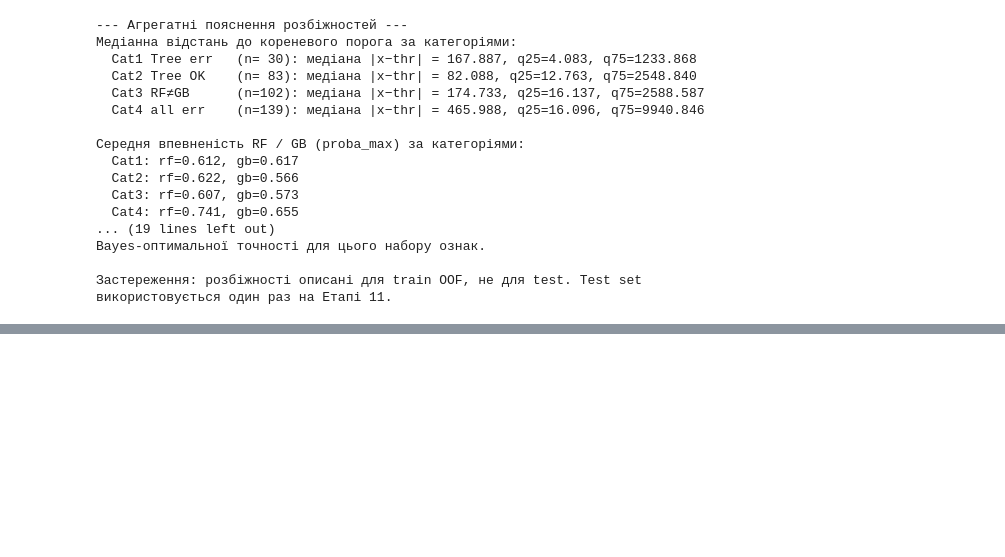
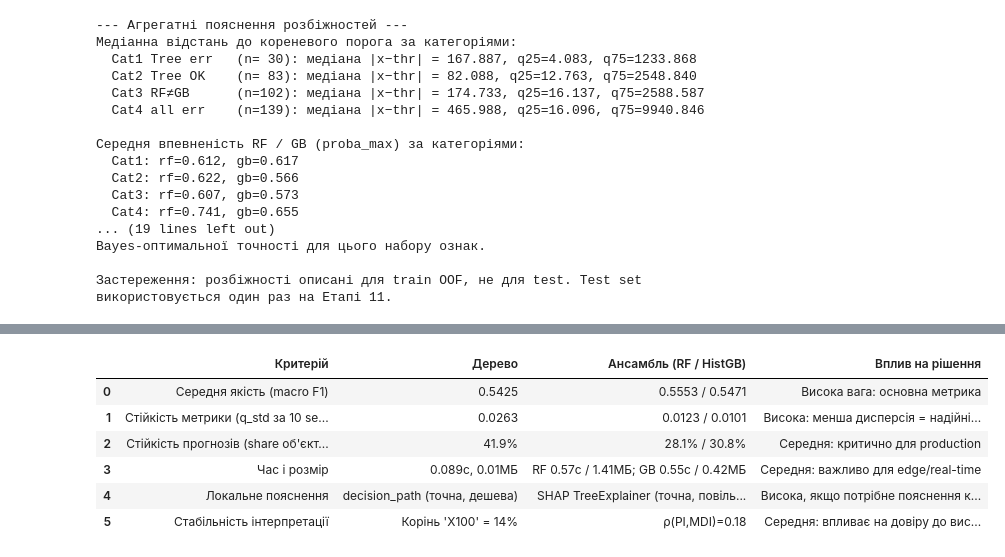
Before and after one commit to Yaroslav071315/machine-learning-course-volovnyk, a Jupyter notebook: lab04/notebook/lab04.ipynb, the cells around one changed output, grey strips where cells are left out. Saved outputs shown, nothing was run; the diff lists cells and outputs as text; code cells hidden in the pictures; blank space fills up the shorter version.

Commit message:
Engineering specifications, model selection, and final verification

```diff
--- a/lab04/notebook/lab04.ipynb
+++ b/lab04/notebook/lab04.ipynb
@@ -1588,0 +1771,76 @@ Bayes-оптимальної точності для цього набору о
+# %%
+# --- Таблиця рішення (автоматичне заповнення з фактичних чисел) ---
+tree_s  = stability_df[stability_df["model"]=="Tree"].iloc[0]
+rf_s    = stability_df[stability_df["model"]=="RF"].iloc[0]
+gb_s    = stability_df[stability_df["model"]=="HistGB"].iloc[0]
+
+def cell(v, unit=""):
+    return f"{v:.4f}{unit}" if isinstance(v, float) else str(v)
+
+decision_table = pd.DataFrame([
+    {"Критерій": "Середня якість (macro F1)",
+     "Дерево":  cell(tree_s["q_mean"]),
+     "Ансамбль (RF / HistGB)": f"{cell(rf_s['q_mean'])} / {cell(gb_s['q_mean'])}",
+     "Вплив на рішення": "Висока вага: основна метрика"},
+
+    {"Критерій": "Стійкість метрики (q_std за 10 seeds)",
+     "Дерево":  cell(tree_s["q_std"]),
+     "Ансамбль (RF / HistGB)": f"{cell(rf_s['q_std'])} / {cell(gb_s['q_std'])}",
+     "Вплив на рішення": "Висока: менша дисперсія = надійніший висновок"},
+
+    {"Критерій": "Стійкість прогнозів (share об'єктів >25% змін)",
+     "Дерево":  f"{tree_s['share_objects_gt25%']*100:.1f}%",
+     "Ансамбль (RF / HistGB)": f"{rf_s['share_objects_gt25%']*100:.1f}% / {gb_s['share_objects_gt25%']*100:.1f}%",
+     "Вплив на рішення": "Середня: критично для production"},
+
+    {"Критерій": "Час і розмір",
+     "Дерево":  f"{eng_df.loc[eng_df.model=='Tree','fit_median_s'].iloc[0]:.3f}с, {eng_df.loc[eng_df.model=='Tree','size_mb'].iloc[0]:.2f}МБ",
+     "Ансамбль (RF / HistGB)":
+        f"RF {eng_df.loc[eng_df.model=='RF','fit_median_s'].iloc[0]:.2f}с / "
+        f"{eng_df.loc[eng_df.model=='RF','size_mb'].iloc[0]:.2f}МБ;  "
+        f"GB {eng_df.loc[eng_df.model=='HistGB','fit_median_s'].iloc[0]:.2f}с / "
+        f"{eng_df.loc[eng_df.model=='HistGB','size_mb'].iloc[0]:.2f}МБ",
+     "Вплив на рішення": "Середня: важливо для edge/real-time"},
+
+    {"Критерій": "Локальне пояснення",
+     "Дерево":  "decision_path (точна, дешева)",
+     "Ансамбль (RF / HistGB)": "SHAP TreeExplainer (точна, повільніша)",
+     "Вплив на рішення": "Висока, якщо потрібне пояснення кожного прогнозу"},
+
+    {"Критерій": "Стабільність інтерпретації",
+     "Дерево":  f"Корінь '{root_freq.idxmax()}' = {root_freq.iloc[0]/N_BOOT:.0%}",
+     "Ансамбль (RF / HistGB)": f"ρ(PI,MDI)={spearmanr(summary_imp['PI_mean'],summary_imp['MDI_rf'])[0]:.2f}",
+     "Вплив на рішення": "Середня: впливає на довіру до висновків"},
+])
+print("Таблиця рішення:")
+display(decision_table)
+
+# --- Фіксація моделі у конфігурації ---
+FINAL_MODEL_NAME = stability_df[stability_df["model"] != "Dummy"].iloc[0]["model"]
+FINAL_PARAMS = {
+    "Tree":   best_tree_params,
+    "RF":     rf_params,
+    "HistGB": gb_params,
+}[FINAL_MODEL_NAME]
+
+final_config.update({
+    "final_model": FINAL_MODEL_NAME,
+    "final_params": FINAL_PARAMS,
+    "engineering": eng_df.to_dict(orient="records"),
+    "decision_rationale": (
+        f"Обрано {FINAL_MODEL_NAME}: за одинакових folds і 10 seeds має "
+        f"найвищий q_mean={stability_df.iloc[0]['q_mean']:.4f} "
+        f"за найменшого q_std={stability_df.iloc[0]['q_std']:.4f}. "
+        f"Розбіжності з альтернативою — на рівні шуму seed. "
+        f"Дерево відкинуто через великий gap і вищу нестійкість прогнозів."
+    ),
+})
+
+# Явно додаємо encoding="utf-8" для підтримки спецсимволів (наприклад, "×")
+with open(SPLIT_DIR / "experiment_config.json", "w", encoding="utf-8") as f:
+    json.dump(final_config, f, indent=2, ensure_ascii=False, default=str)
+
+print(f"\nФінальна модель: {FINAL_MODEL_NAME}")
+print(f"Параметри: {FINAL_PARAMS}")
+print(f"Конфігурацію збережено у {SPLIT_DIR / 'experiment_config.json'}")
+# %% [output]
@@ -1588,0 +1848,7 @@ Bayes-оптимальної точності для цього набору о
+|  | Критерій | Дерево | Ансамбль (RF / HistGB) | Вплив на рішення |
+| 0 | Середня якість (macro F1) | 0.5425 | 0.5553 / 0.5471 | Висока вага: основна метрика |
+| 1 | Стійкість метрики (q_std за 10 se... | 0.0263 | 0.0123 / 0.0101 | Висока: менша дисперсія = надійні... |
+| 2 | Стійкість прогнозів (share об'єкт... | 41.9% | 28.1% / 30.8% | Середня: критично для production |
+| 3 | Час і розмір | 0.089с, 0.01МБ | RF 0.57с / 1.41МБ; GB 0.55с / 0.42МБ | Середня: важливо для edge/real-time |
+| 4 | Локальне пояснення | decision_path (точна, дешева) | SHAP TreeExplainer (точна, повіль... | Висока, якщо потрібне пояснення к... |
+| 5 | Стабільність інтерпретації | Корінь 'X100' = 14% | ρ(PI,MDI)=0.18 | Середня: впливає на довіру до вис... |
```
Also changed, not shown: parts of 5 cells of this notebook, 6 other files.
